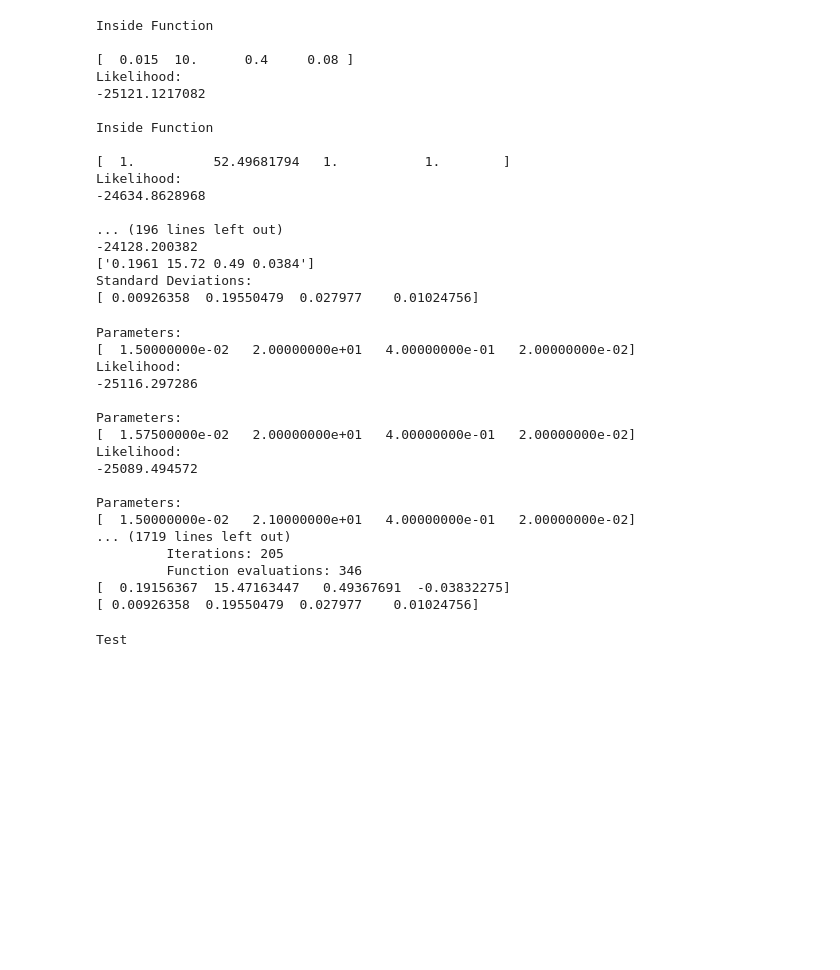
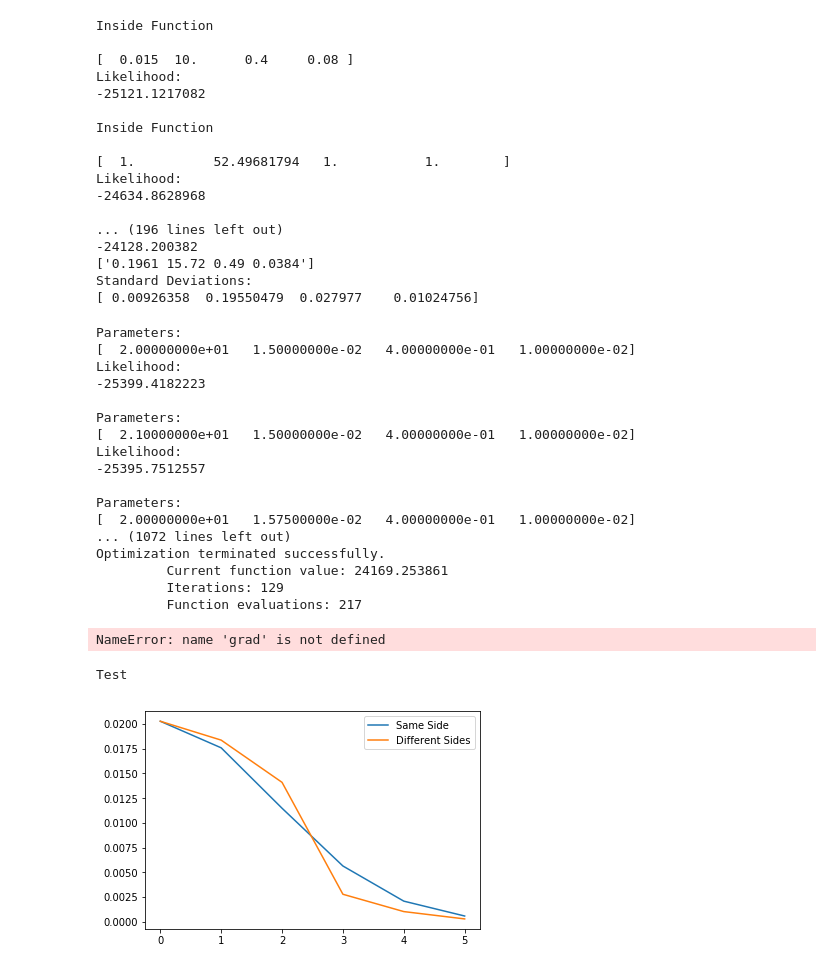
Before and after one commit to hringbauer/BarrierInferPublic, a Jupyter notebook: Laplace.ipynb, the cells around one changed output. Saved outputs shown, nothing was run; the diff lists cells and outputs as text; code cells hidden in the pictures; blank space fills up the shorter version.

```diff
--- a/Laplace.ipynb
+++ b/Laplace.ipynb
@@ -329,30 +336,40 @@ Standard Deviations:
 # %%
 ### Optimization with Nelder-Mead
 mps = mean_paramss
-initial_values = [0.015, 20, 0.4, 0.02]
+initial_values = [20, 0.015, 0.4, 0.01]
+KC = fac_kernel(kernel_type)     # Initializes the Kernel Calculator
+KC.set_parameters(initial_values)
 
 with tf.Session(config=config) as sess:
     sess.run(tf.global_variables_initializer())
 
+    kernel= KC.calc_kernel(X_data) # Calculates Intial Kernel
     for j in range(5):
-        _ = sess.run([opt_op], {hyper_params: initial_values, hyper_params_means: mps})
+        _ = sess.run([opt_op], {K0:kernel, hyper_params_means: mps})
 
 
     def f(x):
         print("\nParameters: ")
         print(x)
 
+        # Reset the Kernel Parameters
+        KC.set_parameters(x)
+        kernel= KC.calc_kernel(X_data)
+
         for i in range(2):
-            _, = sess.run([opt_op,], {hyper_params: x, hyper_params_means: mps})   # Optimize the F 2x (Very fast; quadratic convergence)
+            _, = sess.run([opt_op,], {K0:kernel, hyper_params_means: mps})   # Optimize the F 2x (Very fast; quadratic convergence)
 
-        f, = sess.run([margL,], {hyper_params: x, hyper_params_means: mps})    # Calculates the Likelihood
+        f, = sess.run([margL,], {K0:kernel, hyper_params_means: mps})    # Calculates the Likelihood
         print("Likelihood: ")
         print(f)
         return -f # Returns the negative function Value
 
     result = opt.fmin(f, initial_values, disp=1, ftol=1.0)   # Do 1 iteration
     hyper_paramss_est = np.array([result[0], result[1], result[2], result[3]])
-    g, h = sess.run([grad, hessian], {hyper_params: hyper_paramss_est, hyper_params_means: mps})
+
+    KC.set_parameters(hyper_paramss_est)  # Calculates the Kernel for estimated Parameters
+    kernel= KC.calc_kernel(X_data)
+    g, h = sess.run([grad, hessian], {K0:kernel, hyper_params_means: mps})
 
     fisher_info = np.matrix(h[0])
     stds = np.sqrt(np.diag(-fisher_info.I)) # Calculates the Standard Deviations (Sqrt of Variance)
@@ -362,22 +379,23 @@ with tf.Session(config=config) as sess:
     print(stds)
 # %% [output]
 Parameters:
-[  1.50000000e-02   2.00000000e+01   4.00000000e-01   2.00000000e-02]
+[  2.00000000e+01   1.50000000e-02   4.00000000e-01   1.00000000e-02]
 Likelihood:
--25116.297286
+-25399.4182223
 
 Parameters:
-[  1.57500000e-02   2.00000000e+01   4.00000000e-01   2.00000000e-02]
+[  2.10000000e+01   1.50000000e-02   4.00000000e-01   1.00000000e-02]
 Likelihood:
--25089.494572
+-25395.7512557
 
 Parameters:
-[  1.50000000e-02   2.10000000e+01   4.00000000e-01   2.00000000e-02]
-... (1719 lines left out)
-         Iterations: 205
-         Function evaluations: 346
-[  0.19156367  15.47163447   0.49367691  -0.03832275]
-[ 0.00926358  0.19550479  0.027977    0.01024756]
+[  2.00000000e+01   1.57500000e-02   4.00000000e-01   1.00000000e-02]
+... (1072 lines left out)
+Optimization terminated successfully.
+         Current function value: 24169.253861
+         Iterations: 129
+         Function evaluations: 217
+NameError: name 'grad' is not defined
 # %%
 with tf.Session(config=config) as sess:
     sess.run(tf.global_variables_initializer())
@@ -557,3 +575,14 @@ with tf.Session() as sess:
 print("Test")
 # %% [output]
 Test
+# %%
+kc = fac_kernel("RBFBarrierK")
+coords = np.array([[i,j] for i in xrange(-20,24,8) for j in xrange(-20,24,8)])
+kernel = kc.calc_kernel(coords)
+plt.figure()
+plt.plot(kernel[0,:6], label = "Same Side")
+plt.plot(kernel[0,::6], label = "Different Sides")
+plt.legend()
+plt.show()
+# %% [output]
+[figure, added]
```
Also changed, not shown: parts of 4 cells of this notebook, 1 other file.
